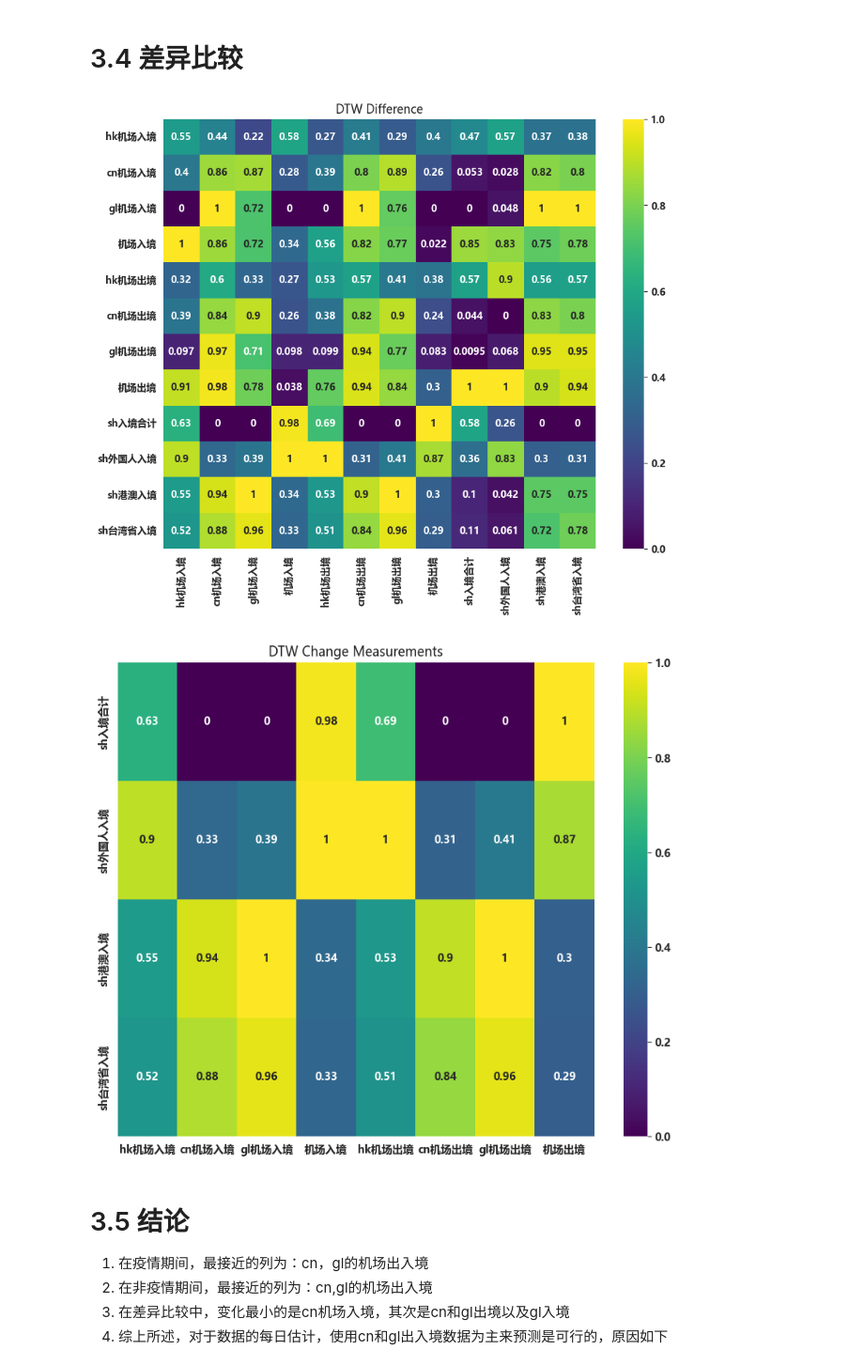
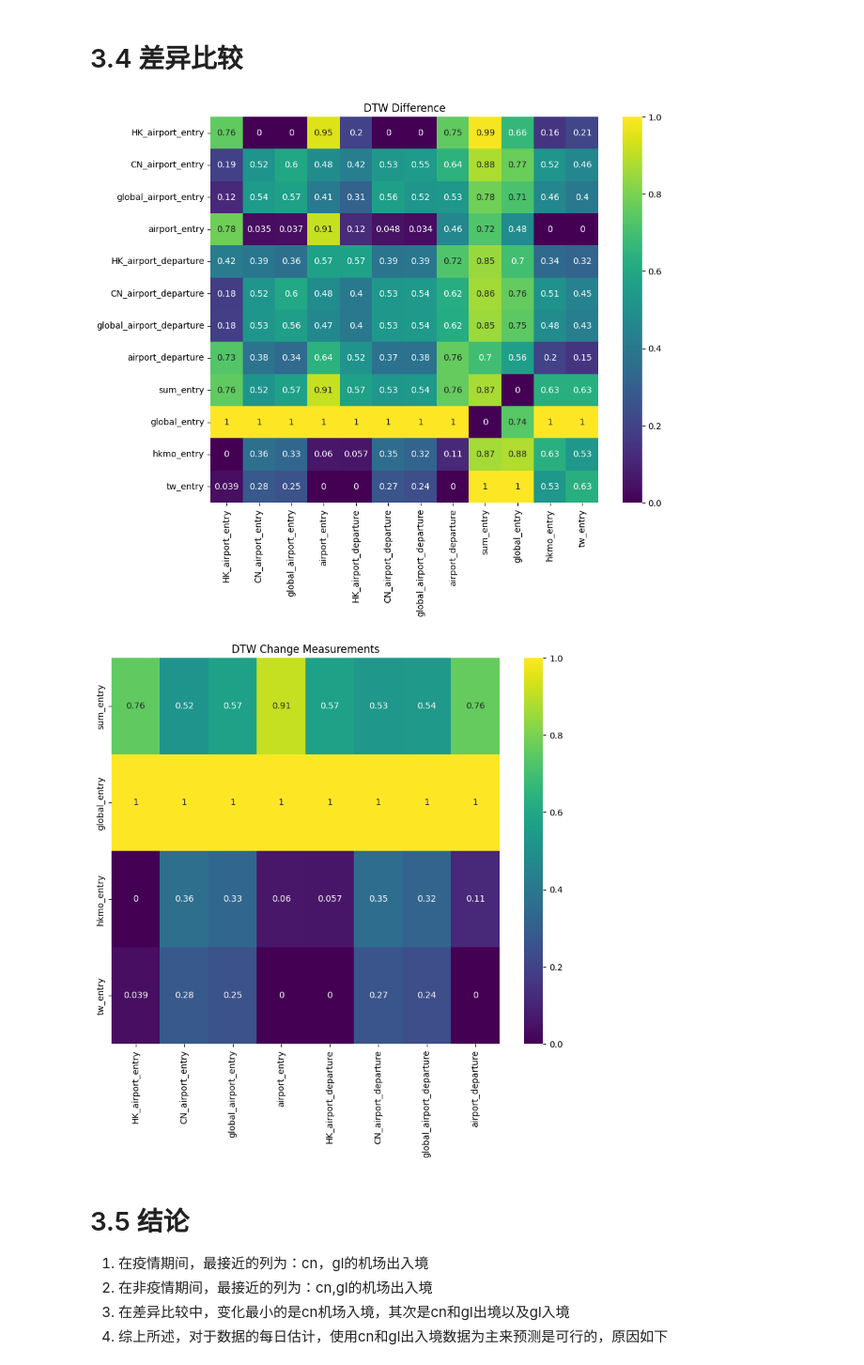
Before and after one commit to jiadol/Travel_Ml, a Jupyter notebook: notebooks/hk_data_preprocess.ipynb, the cells around one changed output. Shown at 94% size. Drawn from its saved outputs; the diff is of its cells as text; code cells hidden in the pictures.

```diff
--- a/notebooks/hk_data_preprocess.ipynb
+++ b/notebooks/hk_data_preprocess.ipynb
@@ -181,14 +190,16 @@ matrix_plt(dtw_matrix(dfAll))
 ## 3.1 全月度
 # %%
 # 取出 < 2023-12 的hk月度数据
-queryHkMonthly = "select * from hk_immigration_sum_monthly where 日期<'2024-01-01'"
+queryHkMonthly = f"select * from {table_hk_monthly} where date<'2024-01-01'"
 dfHkMonthly = pd.read_sql_query(queryHkMonthly, engine)
 
 # 取出 2019.4~2023.12的sh月度数据
-queryShMonthly = "select * from sh_immigration where 日期<'2024-01-01' and 日期>='2019-04-01'"
+queryShMonthly = (
+    f"select * from {table_sh_monthly} where date<'2024-01-01' and date>='2019-04-01'"
+)
 dfShMonthly = pd.read_sql_query(queryShMonthly, engine)
 
-dfMonthly = pd.merge(dfHkMonthly, dfShMonthly, how='inner').drop(columns=['日期'])
+dfMonthly = pd.merge(dfHkMonthly, dfShMonthly, how="inner").drop(columns=["date"])
 # %%
 matrix_plt(dtw_matrix(dfMonthly))
 # %% [output]
@@ -197,14 +208,20 @@ matrix_plt(dtw_matrix(dfMonthly))
 ## 3.2 2023年月度（后疫情时代）
 # %%
 # 取出 < 2023-12 的hk月度数据
-queryHkMonthly2023 = "select * from hk_immigration_sum_monthly where 日期<'2024-01-01' and 日期>='2023-01-01'"
+queryHkMonthly2023 = (
+    f"select * from {table_hk_monthly} where date<'2024-01-01' and date>='2023-01-01'"
+)
 dfHkMonthly2023 = pd.read_sql_query(queryHkMonthly2023, engine)
 
 # 取出 2019.4~2023.12的sh月度数据
-queryShMonthly2023 = "select * from sh_immigration where 日期<'2024-01-01' and 日期>='2023-01-01'"
+queryShMonthly2023 = (
+    f"select * from {table_sh_monthly} where date<'2024-01-01' and date>='2023-01-01'"
+)
 dfShMonthly2023 = pd.read_sql_query(queryShMonthly2023, engine)
 
-dfMonthly2023 = pd.merge(dfHkMonthly2023, dfShMonthly2023, how='inner').drop(columns=['日期'])
+dfMonthly2023 = pd.merge(dfHkMonthly2023, dfShMonthly2023, how="inner").drop(
+    columns=["date"]
+)
 # %%
 matrix_plt(dtw_matrix(dfMonthly2023))
 # %% [output]
@@ -212,13 +229,19 @@ matrix_plt(dtw_matrix(dfMonthly2023))
 # %% [markdown]
 # 3.3 2020年月度（疫情时间）
 # %%
-queryHkMonthly2020 = "select * from hk_immigration_sum_monthly where 日期<'2021-01-01' and 日期>='2020-01-01'"
+queryHkMonthly2020 = (
+    f"select * from {table_hk_monthly} where date<'2021-01-01' and date>='2020-01-01'"
+)
 dfHkMonthly2020 = pd.read_sql_query(queryHkMonthly2020, engine)
 
-queryShMonthly2020 = "select * from sh_immigration where 日期<'2021-01-01' and 日期>='2020-01-01'"
+queryShMonthly2020 = (
+    f"select * from {table_sh_monthly} where date<'2021-01-01' and date>='2020-01-01'"
+)
 dfShMonthly2020 = pd.read_sql_query(queryShMonthly2020, engine)
 
-dfMonthly2020 = pd.merge(dfHkMonthly2020, dfShMonthly2020, how='inner').drop(columns=['日期'])
+dfMonthly2020 = pd.merge(dfHkMonthly2020, dfShMonthly2020, how="inner").drop(
+    columns=["date"]
+)
 # %%
 matrix_plt(dtw_matrix(dfMonthly2020))
 # %% [output]
@@ -229,19 +252,25 @@ matrix_plt(dtw_matrix(dfMonthly2020))
 # 这一步为了避免两边数值大小的影响，这里不看数值绝对值只看偏离值
 diff = dtw_matrix(dfMonthly2023) - dtw_matrix(dfMonthly2020)
 # 这一步为了将数值缩放到合理的区间
-diff = pd.DataFrame(data=scaler.fit_transform(diff), columns=dfMonthly2023.columns, index=dfMonthly2023.columns)
+diff = pd.DataFrame(
+    data=scaler.fit_transform(diff),
+    columns=dfMonthly2023.columns,
+    index=dfMonthly2023.columns,
+)
 matrix_plt(diff, "DTW Difference")
 # %% [output]
-[figure, old version]
+[figure, new version]
 # %%
 # 找出总变动最少的列
 # 行中只保留sh相关，列中只保留hk相关
-diff_sum = diff.drop(columns=dfShMonthly.drop(columns=['日期']).columns,
-                     index=dfHkMonthly.drop(columns=['日期']).columns)
+diff_sum = diff.drop(
+    columns=dfShMonthly.drop(columns=["date"]).columns,
+    index=dfHkMonthly.drop(columns=["date"]).columns,
+)
 
 matrix_plt(diff_sum, "DTW Change Measurements")
 # %% [output]
-[figure, old version]
+[figure, new version]
 # %% [markdown]
 # 3.5 结论
 
```
Also changed, not shown: parts of 14 cells of this notebook, 1 other file.
